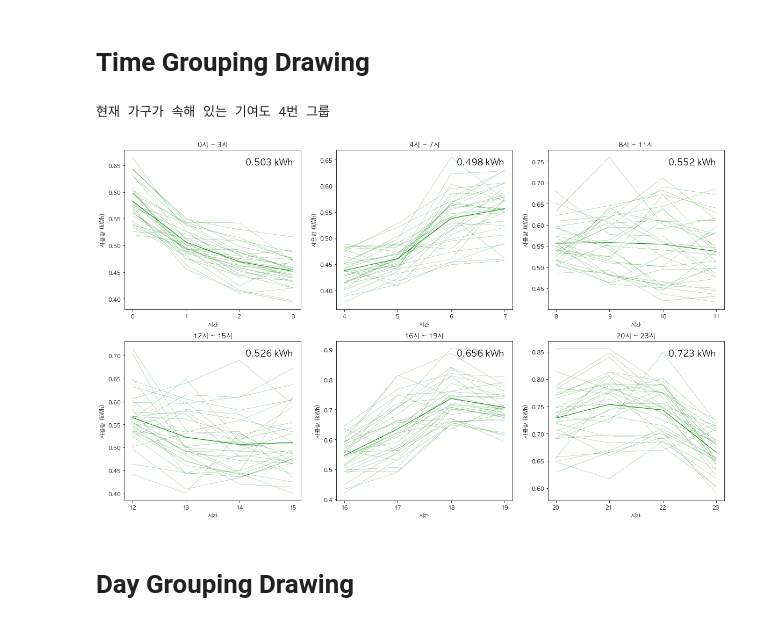
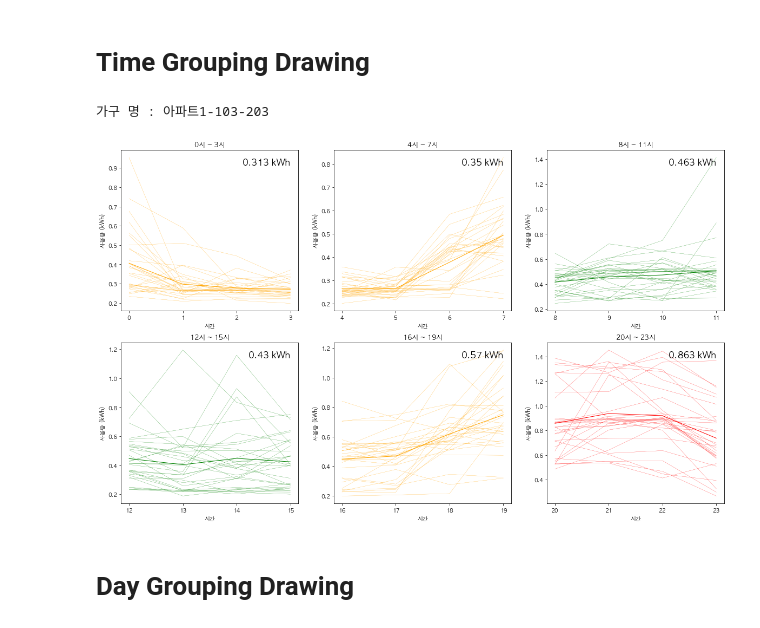
Before and after one commit to formegusto/distribution-public-fee, a Jupyter notebook: pt4. 전기절약 피드백 Drawing Modulization.ipynb, the cells around one changed output. Drawn from its saved outputs; the diff is of its cells as text; code cells hidden in the pictures.

Commit message:
update : drawing in color system

```diff
--- a/pt4. 전기절약 피드백 Drawing Modulization.ipynb
+++ b/pt4. 전기절약 피드백 Drawing Modulization.ipynb
@@ -48,11 +48,11 @@ ECV : 48 %
 # %%
 sv.time_based_grouping(4)
 drawing = sv.draw_init()
 
-drawing.now()
+drawing.house()
 # %% [output]
-현재 가구가 속해 있는 기여도 4번 그룹
+가구 명 : 아파트1-103-203
-[figure, old version]
+[figure, new version]
 # %% [markdown]
 # Day Grouping Drawing
 # %%
```
Also changed, not shown: parts of 3 cells of this notebook, 1 other file.
